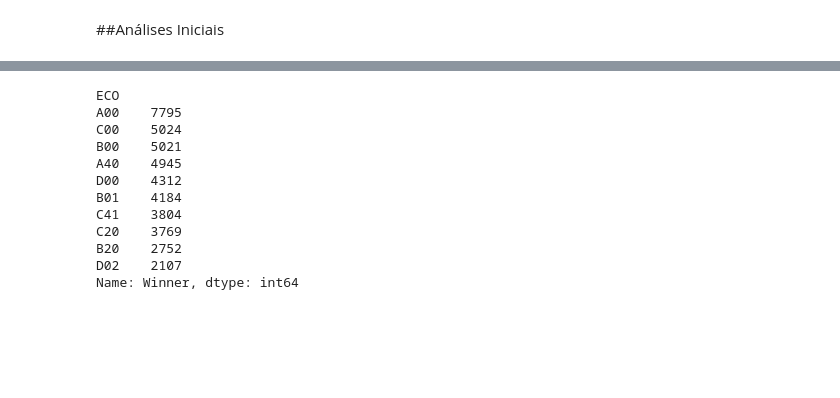
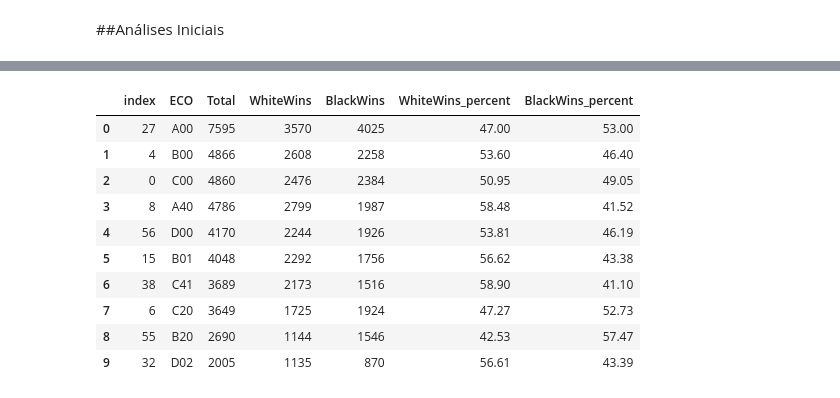
Before and after one commit to otavioml/Chess-Data-Analysis, a Jupyter notebook: Chess_Data_Analysis.ipynb, the cells around one changed output, grey strips where cells are left out. Drawn from its saved outputs; the diff is of its cells as text; code cells hidden in the pictures; blank space fills up the shorter version.

```diff
--- a/Chess_Data_Analysis.ipynb
+++ b/Chess_Data_Analysis.ipynb
@@ -162,15 +162,32 @@ LS = 0.5300612147428968
 0.5298088907353552
 # %%
+"""A função lista em um dataframe, as 10 aberturas mais utilizadas
+e a porcentagem de vitórias de cada cor com ela
+data = dataframe analisado
+n = número mínimo de partidas jogadas com cada abertura
+all_lines = True retorna o dataframe completo, False retorna apnas as 10 aberturas mais usadas
+reset_index = True reconstrói o index do dataframe
+
+retorno = 10 aberturas mais usadas """
+
 aberturas = list(df['ECO'].unique())
-linhas = list()
-for abertura in aberturas:
-  df_ab = df[df['ECO'] == abertura][['ECO', 'Winner']]
-  ww = (df_ab[df_ab['Winner'] == 'White']['Winner'].count())
-  bw = (df_ab[df_ab['Winner'] == 'Black']['Winner'].count())
-  total = bw + ww
-  linhas.append([abertura, total, ww, bw])
-df_aberturas = pd.DataFrame(data=linhas, columns=['ECO','Total','WhiteWins','BlackWins'])
-df_aberturas = df_aberturas[df_aberturas['Total']>1000]
-df_aberturas['WhiteWins_percent'] = ((df_aberturas['WhiteWins']/(df_aberturas['WhiteWins']+df_aberturas['BlackWins']))*100).round(2)
-df_aberturas['BlackWins_percent'] = 100 - df_aberturas['WhiteWins_percent']
-df_aberturas
+def top10_oppenings(data, n=1000, all_lines=False, reset_index=False):
+  linhas = list()
+  for abertura in aberturas:
+    df_ab = data[data['ECO'] == abertura][['ECO', 'Winner']]
+    ww = (df_ab[df_ab['Winner'] == 'White']['Winner'].count())
+    bw = (df_ab[df_ab['Winner'] == 'Black']['Winner'].count())
+    total = bw + ww
+    linhas.append([abertura, total, ww, bw])
+  df_aberturas = pd.DataFrame(data=linhas, columns=['ECO','Total','WhiteWins','BlackWins'])
+  df_aberturas = df_aberturas[df_aberturas['Total']>n].sort_values(by=['Total'], ascending=False)
+  df_aberturas['WhiteWins_percent'] = ((df_aberturas['WhiteWins']/(df_aberturas['WhiteWins']+df_aberturas['BlackWins']))*100).round(2)
+  df_aberturas['BlackWins_percent'] = 100 - df_aberturas['WhiteWins_percent']
+  if reset_index:
+    df_aberturas.reset_index(inplace=True)
+  if all_lines:
+    return df_aberturas
+  return df_aberturas[:10]
+
+def aberturas_intervalo(data):
+  return data[(data['WhiteWins_percent'] > (LS*100)) | (data['WhiteWins_percent'] < (LI*100))]
@@ -195,17 +194,15 @@ df_aberturas
-# %%
-#10 most frequent opening
-df_countWhiteWins = df.groupby(['ECO']).count().sort_values('Winner', ascending=False)['Winner'][0:10]
-df_countWhiteWins
-# %% [output]
-ECO
-A00    7795
-C00    5024
-B00    5021
-A40    4945
-D00    4312
-B01    4184
-C41    3804
-C20    3769
-B20    2752
-D02    2107
-Name: Winner, dtype: int64
+# %%
+df_aberturas = top10_oppenings(df,reset_index=True)
+df_aberturas
+# %% [output]
+|  | index | ECO | Total | WhiteWins | BlackWins | WhiteWins_percent | BlackWins_percent |
+| 0 | 27 | A00 | 7595 | 3570 | 4025 | 47.00 | 53.00 |
+| 1 | 4 | B00 | 4866 | 2608 | 2258 | 53.60 | 46.40 |
+| 2 | 0 | C00 | 4860 | 2476 | 2384 | 50.95 | 49.05 |
+| 3 | 8 | A40 | 4786 | 2799 | 1987 | 58.48 | 41.52 |
+| 4 | 56 | D00 | 4170 | 2244 | 1926 | 53.81 | 46.19 |
+| 5 | 15 | B01 | 4048 | 2292 | 1756 | 56.62 | 43.38 |
+| 6 | 38 | C41 | 3689 | 2173 | 1516 | 58.90 | 41.10 |
+| 7 | 6 | C20 | 3649 | 1725 | 1924 | 47.27 | 52.73 |
+| 8 | 55 | B20 | 2690 | 1144 | 1546 | 42.53 | 57.47 |
+| 9 | 32 | D02 | 2005 | 1135 | 870 | 56.61 | 43.39 |
```
Also changed, not shown: parts of 13 cells of this notebook.
